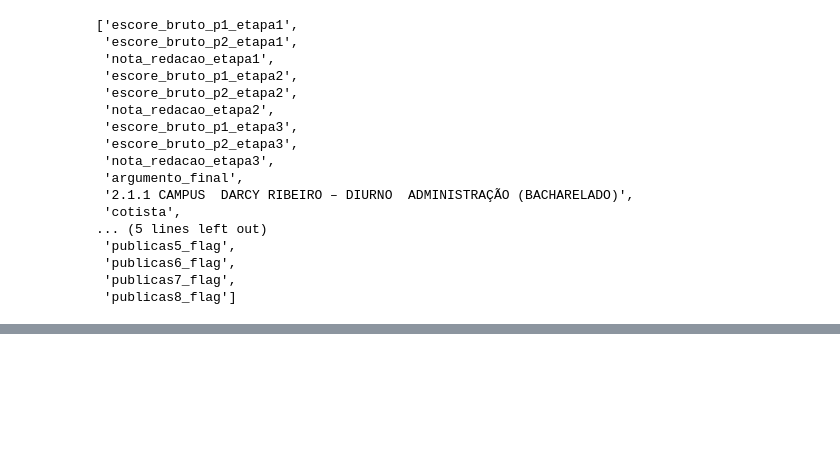
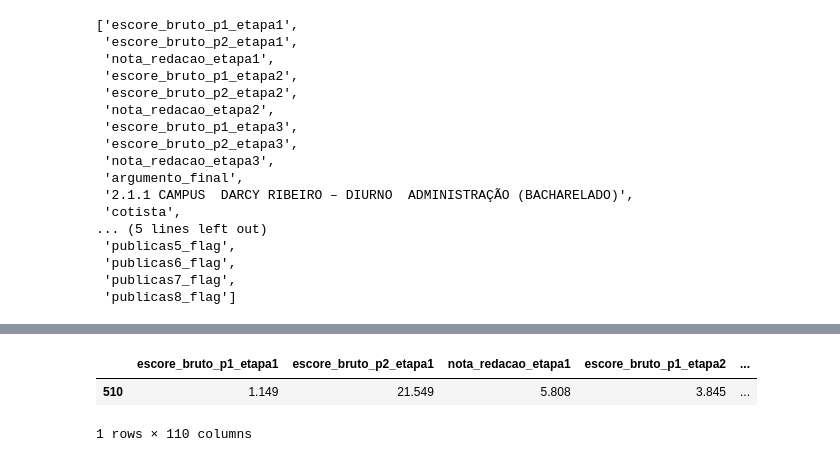
Before and after one commit to brunoxz10/exam-pas, a Jupyter notebook: notebooks/notebook_modelling.ipynb, the cells around one changed output, grey strips where cells are left out. Cells and saved outputs as stored; diff of their text form; code cells hidden in the pictures; blank space fills up the shorter version.

```diff
--- a/notebooks/notebook_modelling.ipynb
+++ b/notebooks/notebook_modelling.ipynb
@@ -476,0 +492,9 @@ predict_approval(model_loaded, new_data=new_sample)
+# %%
+my_sample = pd.DataFrame([X_test.iloc[0]])
+#my_sample.rename_ax
+# %%
+my_sample.rename(columns = {'AGRONOMIA (BACHARELADO)': 'AGRONOMIA 123 (BACHARELADO)'})
+# %% [output]
+|  | escore_bruto_p1_etapa1 | escore_bruto_p2_etapa1 | nota_redacao_etapa1 | escore_bruto_p1_etapa2 | ... |
+| 510 | 1.149 | 21.549 | 5.808 | 3.845 | ... |
+1 rows × 110 columns
```
Also changed, not shown: parts of 34 cells of this notebook, 8 other files.
